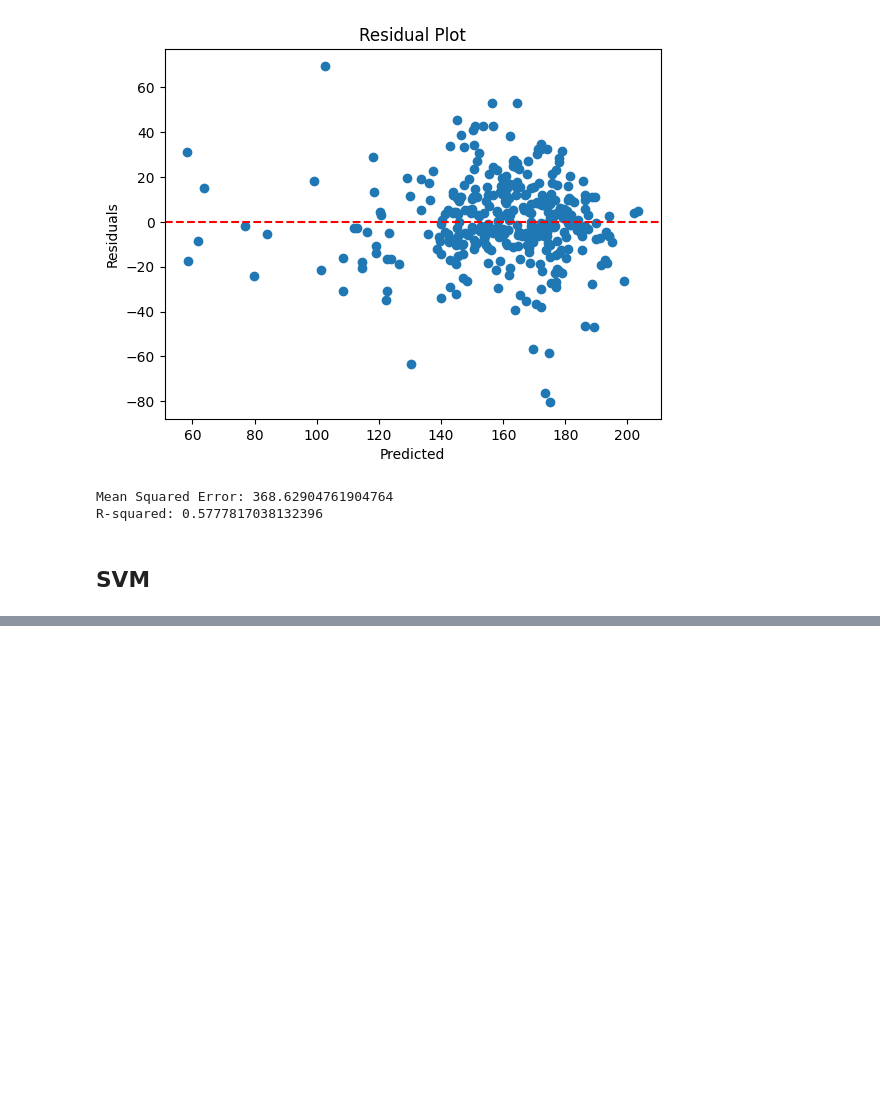
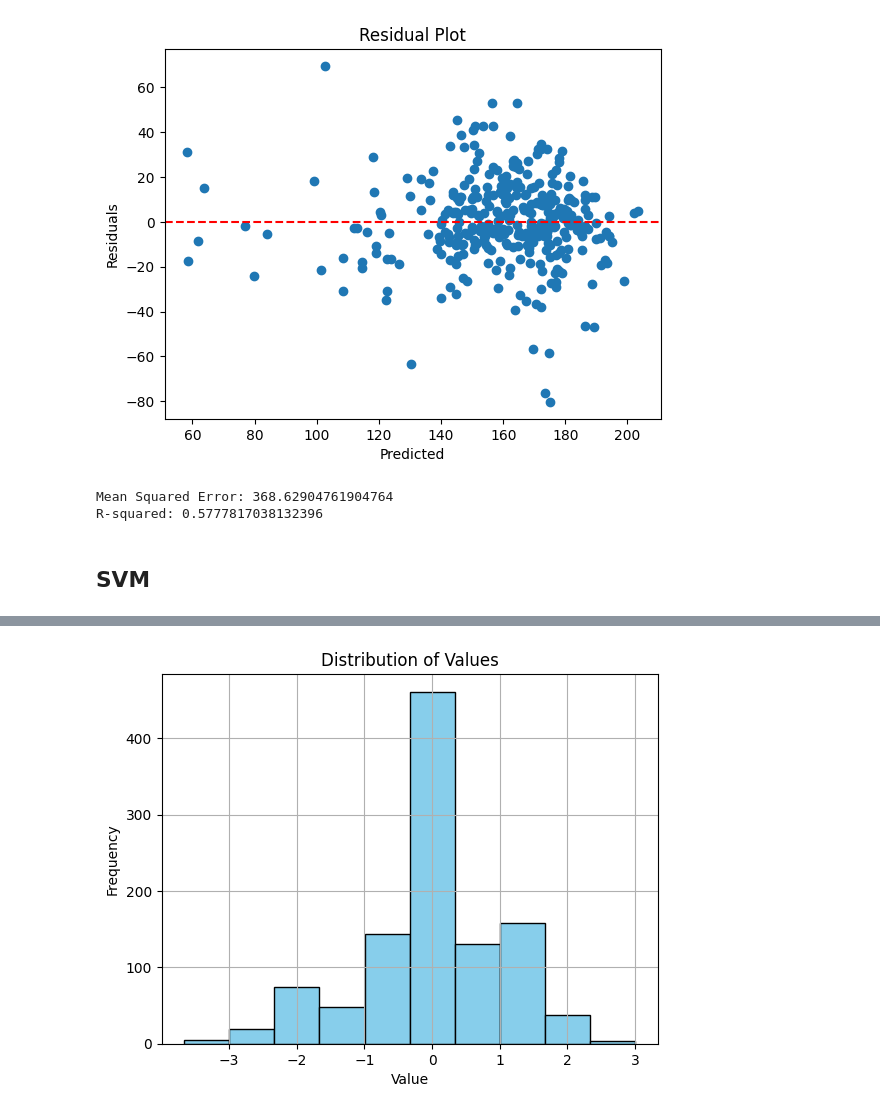
Before and after one commit to oxcitzen/Indiana-Corn-Yield, a Jupyter notebook: modeling.ipynb, the cells around one changed output, grey strips where cells are left out. Saved outputs shown, nothing was run; the diff lists cells and outputs as text; code cells hidden in the pictures; blank space fills up the shorter version.

```diff
--- a/modeling.ipynb
+++ b/modeling.ipynb
@@ -958,0 +1161,28 @@ R-squared: 0.5777817038132396
+# %%
+columns_mode = [
+'DP01_4', 'DP01_5', 'DP01_6', 'DP01_7', 'DP01_8',
+                'DP01_9', 'DP01_10', 'DP10_4', 'DP10_5',
+                'DP10_6', 'DP10_7', 'DP10_8', 'DP10_9', 'DP10_10',
+'DT32_4', 'DT32_5', 'DT32_6',
+'DT32_9', 'DT32_10', 'DX32_4', 'DX90_4', 'DX90_5', 'DX90_6', 'DX90_7', 'DX90_8',
+                            'DX90_9', 'DX90_10',  'EMXP_4', 'EMXP_5', 'EMXP_6', 'EMXP_7', 'EMXP_8',
+
+                            'EMSD_4', 'EMSD_5',  'EMSD_10',
+
+                            'EMXP_9', 'EMXP_10', 'PRCP_4', 'PRCP_5', 'PRCP_6', 'PRCP_7', 'PRCP_8',
+                'PRCP_9', 'PRCP_10', 'SNOW_4', 'SNOW_5', 'SNOW_6',  'SNOW_10']
+
+
+columns_mean = [
+                'EMXT_4', 'EMXT_5', 'EMXT_6', 'EMXT_7', 'EMXT_8',
+                'EMXT_9', 'EMXT_10',  'TAVG_4', 'TAVG_5', 'TAVG_6', 'TAVG_7', 'TAVG_8',
+                'TAVG_9', 'TAVG_10' ]
+# %%
+X_skewed_train = X_train[columns_mode]
+X_normal_train = X_train[columns_mean]
+
+X_skewed_test = X_test[columns_mode]
+X_normal_test = X_test[columns_mean]
+
+X_skewed_hold = X_hold[columns_mode]
+X_normal_hold = X_hold[columns_mean]
@@ -958,0 +1197,3 @@ R-squared: 0.5777817038132396
+# %%
+scaler = StandardScaler()
+scaler.fit(X_normal_train)
@@ -958,0 +1202,5 @@ R-squared: 0.5777817038132396
+# %%
+
+X_normal_train_scaled = pd.DataFrame(scaler.transform(X_normal_train), columns=columns_mean)
+X_normal_test_scaled = pd.DataFrame(scaler.transform(X_normal_test), columns=columns_mean)
+X_normal_hold_scaled = pd.DataFrame(scaler.transform(X_normal_hold), columns=columns_mean)
@@ -958,0 +1251,10 @@ R-squared: 0.5777817038132396
+# %%
+# Plot distribution using Matplotlib
+plt.hist(X_normal_train_scaled['EMXT_4'], bins=10, color='skyblue', edgecolor='black')
+plt.title('Distribution of Values')
+plt.xlabel('Value')
+plt.ylabel('Frequency')
+plt.grid(True)
+plt.show()
+# %% [output]
+[figure, added]
```
Also changed, not shown: parts of 47 cells of this notebook.
